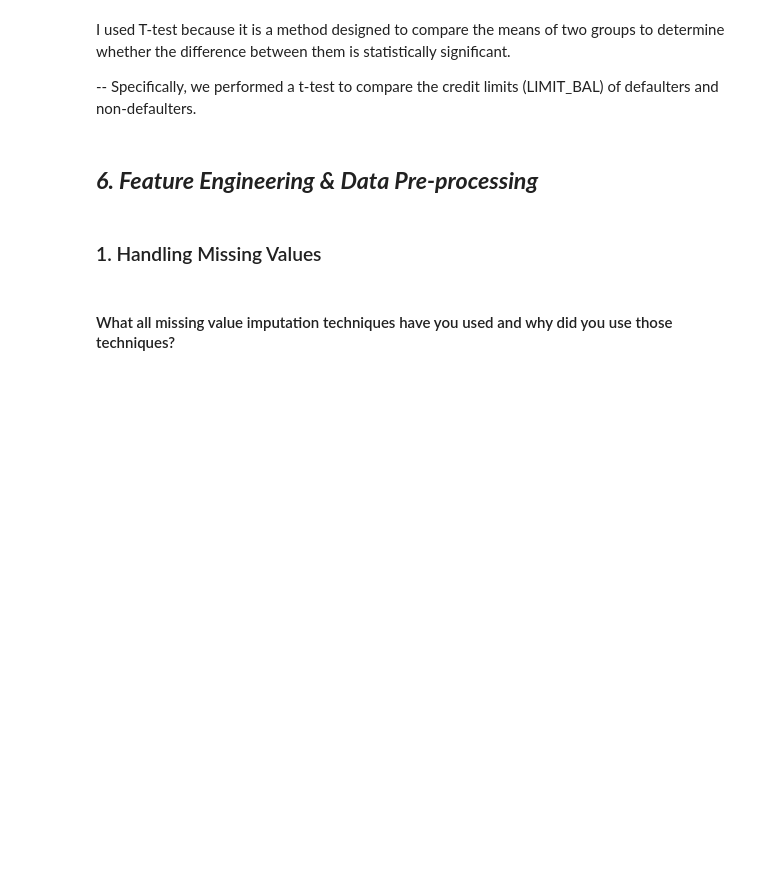
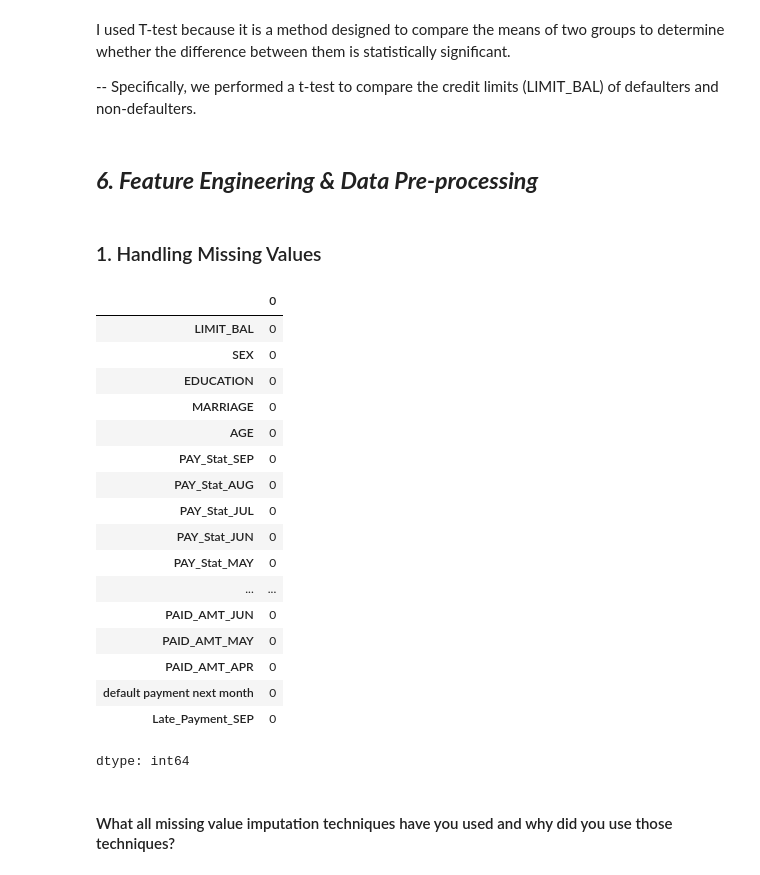
Before and after one commit to akshat0522/Credit-Card-Default-Prediction-Project, a Jupyter notebook: Credit_Card_Default_Prediction.ipynb, the cells around one changed output. Drawn from its saved outputs; the diff is of its cells as text; code cells hidden in the pictures; blank space fills up the shorter version.

```diff
--- a/Credit_Card_Default_Prediction.ipynb
+++ b/Credit_Card_Default_Prediction.ipynb
@@ -928,5 +930,25 @@ I used T-test because it is a method designed to compare the means of two groups
 ### 1. Handling Missing Values
 # %%
 # Handling Missing Values & Missing Value Imputation
+Data.isnull().sum()
+# %% [output]
+|  | 0 |
+| LIMIT_BAL | 0 |
+| SEX | 0 |
+| EDUCATION | 0 |
+| MARRIAGE | 0 |
+| AGE | 0 |
+| PAY_Stat_SEP | 0 |
+| PAY_Stat_AUG | 0 |
+| PAY_Stat_JUL | 0 |
+| PAY_Stat_JUN | 0 |
+| PAY_Stat_MAY | 0 |
+| ... | ... |
+| PAID_AMT_JUN | 0 |
+| PAID_AMT_MAY | 0 |
+| PAID_AMT_APR | 0 |
+| default payment next month | 0 |
+| Late_Payment_SEP | 0 |
+dtype: int64
 # %% [markdown]
 #### What all missing value imputation techniques have you used and why did you use those techniques?
```
Also changed, not shown: parts of 24 cells of this notebook.
